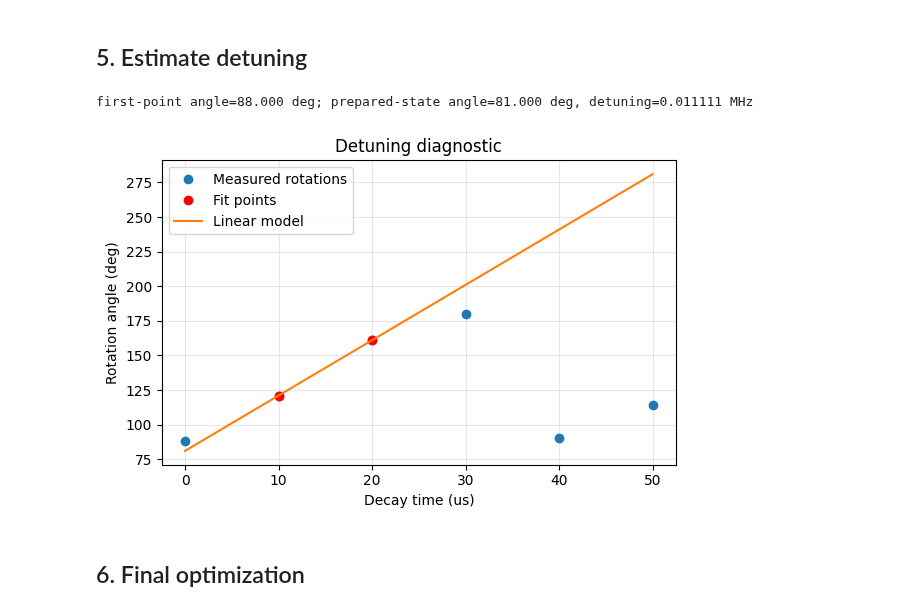
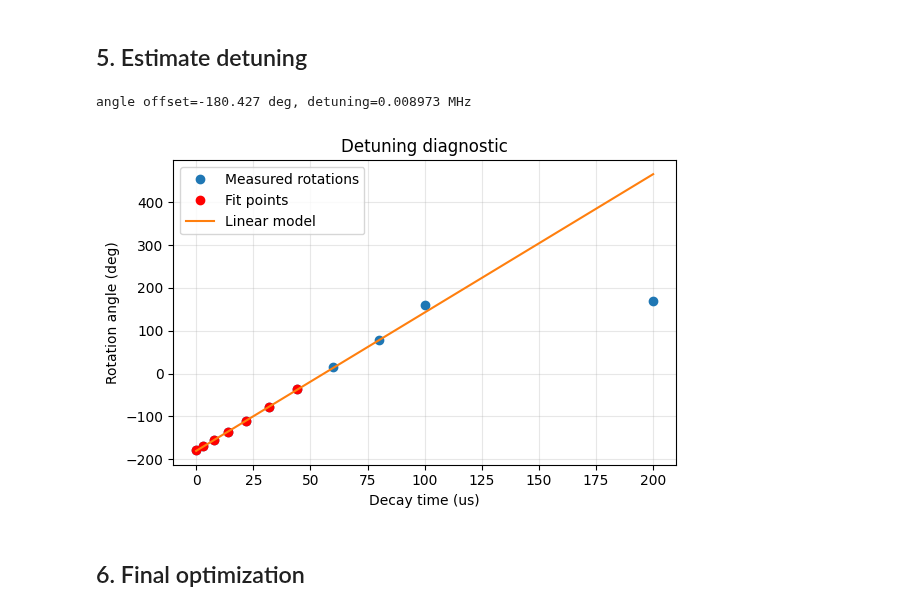
Before and after one commit to hectorcaleromas/Fitting-coherent-decay, a Jupyter notebook: Fitting_T1&T2.ipynb, the cells around one changed output. Saved outputs shown, nothing was run; the diff lists cells and outputs as text; code cells hidden in the pictures.

```diff
--- a/Fitting_T1&T2.ipynb
+++ b/Fitting_T1&T2.ipynb
@@ -13,10 +13,10 @@ from helpers.simulation import CharacteristicFunctionSimulator
 from helpers.comparison import build_mask, residue, residue_no_rotation, compare_experiment_simulation, extract_rotation_angles, build_time_weights
 from helpers.fitting import find_best_alpha
 from helpers.optimizer import optimize_parameters
-postprocess = True
+postprocess = False
 fit_first_independent = True
-time_weight_exponent = 0
-Real_part, Imag_part = True, True
+time_weight_exponent = 1
+Real_part, Imag_part = True, False
 if not (Real_part or Imag_part): raise ValueError('Select at least one component.')
 
 if postprocess:
@@ -76,7 +72,7 @@ alpha=3.3625, angle=88.00 deg, cost=0.268686
 # %% [markdown]
 ## 4. Coarse T1/T2 grid search
 # %%
-T1_values=np.linspace(50_000,600_000,6); T2_values=np.linspace(50_000,600_000,6)
+T1_values=np.linspace(50_000,400_000,10); T2_values=np.linspace(50_000,400_000,10)
 cost=np.empty((len(T1_values),len(T2_values)))
 for i,t1 in enumerate(T1_values):
     for j,t2 in enumerate(T2_values):
@@ -99,24 +96,24 @@ Grid result: T1=160.000 us, T2=160.000 us, residue=0.440681
 # %% [markdown]
 ## 5. Estimate detuning
 # %%
-num_points_fit=2; times_us=np.asarray(decay_sweep_sorted)/1000.0
+num_points_fit=7; times_us=np.asarray(decay_sweep_sorted)/1000.0
 detuning_start = 1 if independent_first else 0
 if len(best_angles) - detuning_start < 2: raise ValueError('At least two post-alpha-fit points are required to estimate detuning.')
 fit_times=times_us[detuning_start:detuning_start+num_points_fit]
 fit_angles=best_angles[detuning_start:detuning_start+num_points_fit].copy()
 for i in range(len(fit_angles)):
     while fit_angles[i]-fit_angles[0]>180: fit_angles[i]-=360
     while fit_angles[i]-fit_angles[0]<-180: fit_angles[i]+=360
 def angle_model(t,offset,slope): return offset+slope*t
 popt,_=curve_fit(angle_model,fit_times,fit_angles); initial_angle_offset,initial_detuning=popt[0],popt[1]/360.0
 if independent_first:
     print(f'first-point angle={initial_angle:.3f} deg; prepared-state angle={initial_angle_offset:.3f} deg, detuning={initial_detuning:.6f} MHz')
 else:
     print(f'angle offset={initial_angle_offset:.3f} deg, detuning={initial_detuning:.6f} MHz')
 plt.figure(figsize=(6,4)); plt.plot(times_us,best_angles,'o',label='Measured rotations'); plt.plot(fit_times,fit_angles,'ro',label='Fit points'); plt.plot(times_us,angle_model(times_us,*popt),'-',label='Linear model'); plt.xlabel('Decay time (us)'); plt.ylabel('Rotation angle (deg)'); plt.title('Detuning diagnostic'); plt.grid(alpha=.3); plt.legend(); plt.tight_layout(); plt.show()
 # %% [output]
-first-point angle=88.000 deg; prepared-state angle=81.000 deg, detuning=0.011111 MHz
+angle offset=-180.427 deg, detuning=0.008973 MHz
-[figure, old version]
+[figure, new version]
 # %% [markdown]
 ## 6. Final optimization
 # %%
```
Also changed, not shown: parts of 8 cells of this notebook, 5 other files.
